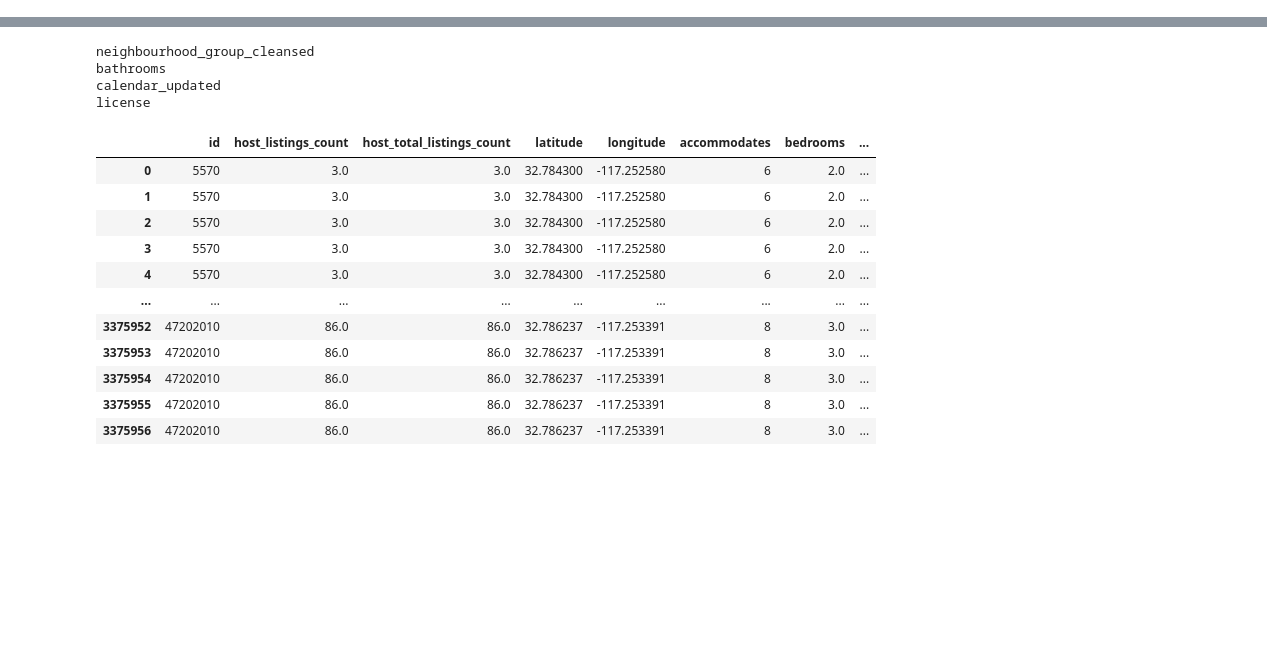
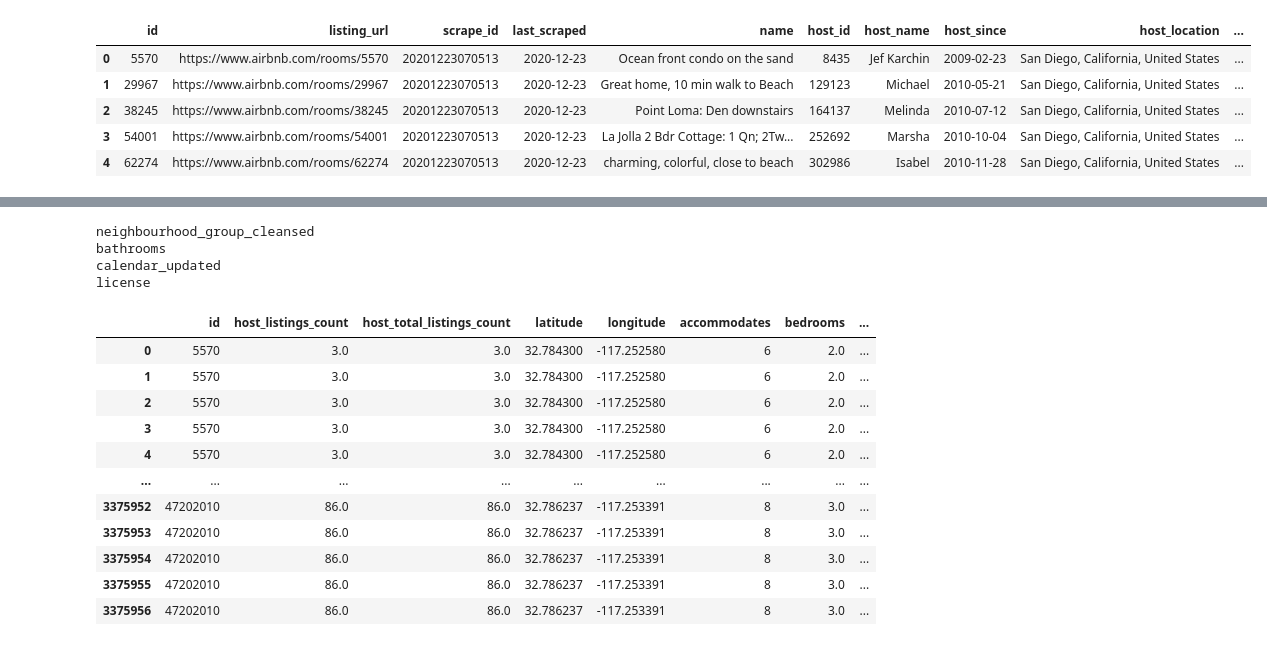
Before and after one commit to italu1013/insideairbnb_rental_price_prediction, a Jupyter notebook: EDA.ipynb, the cells around one changed output, grey strips where cells are left out. Drawn from its saved outputs; the diff is of its cells as text; code cells hidden in the pictures; blank space fills up the shorter version.

```diff
--- a/EDA.ipynb
+++ b/EDA.ipynb
@@ -12,5 +2,7 @@
 import pandas as pd
 import numpy as np
 from sklearn import preprocessing
+pd.set_option('display.max_columns', None)
+pd.set_option('display.max_rows', None)
 # %%
 listings = pd.read_csv("data/listings.csv.gz")
@@ -22,0 +19,11 @@ reviews = pd.read_csv("data/reviews.csv.gz")
+# %%
+long_content_cols = ["description", "neighborhood_overview", "picture_url",
+                     "host_url", "host_about", "host_thumbnail_url", "host_picture_url"]
+listings.drop(long_content_cols, axis=1).head()
+# %% [output]
+|  | id | listing_url | scrape_id | last_scraped | name | host_id | host_name | host_since | host_location | ... |
+| 0 | 5570 | https://www.airbnb.com/rooms/5570 | 20201223070513 | 2020-12-23 | Ocean front condo on the sand | 8435 | Jef Karchin | 2009-02-23 | San Diego, California, United States | ... |
+| 1 | 29967 | https://www.airbnb.com/rooms/29967 | 20201223070513 | 2020-12-23 | Great home, 10 min walk to Beach | 129123 | Michael | 2010-05-21 | San Diego, California, United States | ... |
+| 2 | 38245 | https://www.airbnb.com/rooms/38245 | 20201223070513 | 2020-12-23 | Point Loma: Den downstairs | 164137 | Melinda | 2010-07-12 | San Diego, California, United States | ... |
+| 3 | 54001 | https://www.airbnb.com/rooms/54001 | 20201223070513 | 2020-12-23 | La Jolla 2 Bdr Cottage: 1 Qn; 2Tw... | 252692 | Marsha | 2010-10-04 | San Diego, California, United States | ... |
+| 4 | 62274 | https://www.airbnb.com/rooms/62274 | 20201223070513 | 2020-12-23 | charming, colorful, close to beach | 302986 | Isabel | 2010-11-28 | San Diego, California, United States | ... |
```
Also changed, not shown: parts of 10 cells of this notebook, 1 other file.
